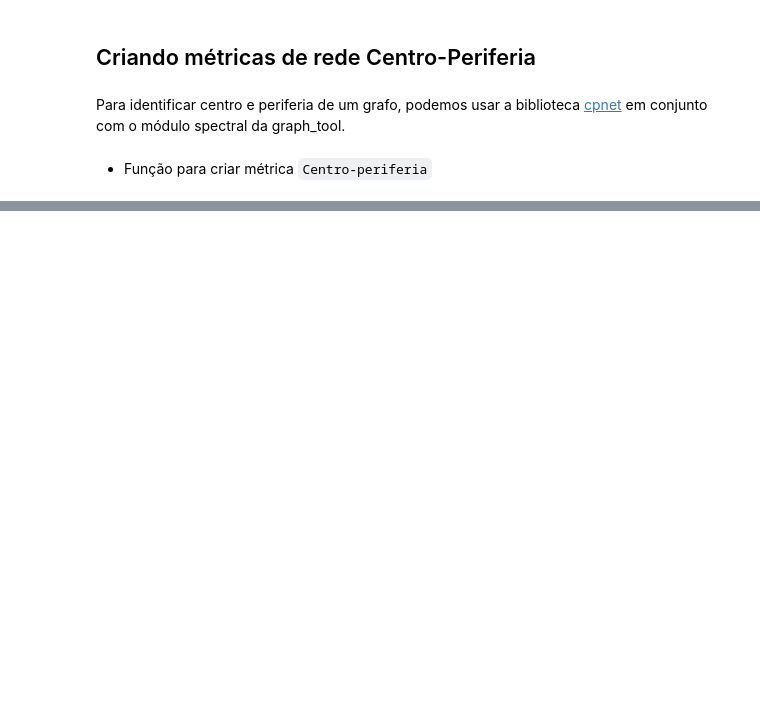
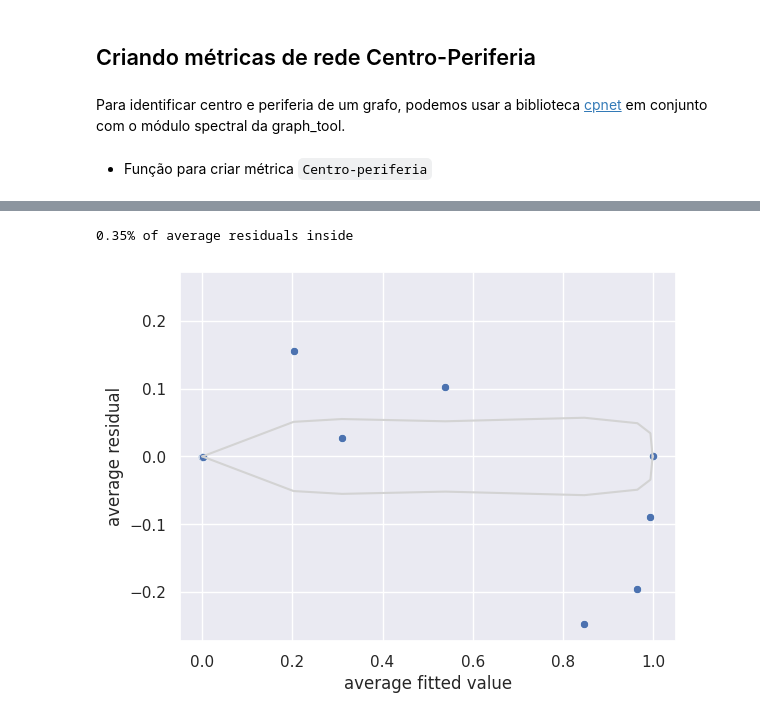
Before and after one commit to DaviReisVieira/projeto-1-redesoc, a Jupyter notebook: 2. Criação de Modelos.ipynb, the cells around one changed output, grey strips where cells are left out. Cells and saved outputs as stored; diff of their text form; code cells hidden in the pictures; blank space fills up the shorter version.

```diff
--- a/2. Criação de Modelos.ipynb
+++ b/2. Criação de Modelos.ipynb
@@ -86,0 +156,3 @@ def
+# %%
+results_b = reg.logistic(data=df_copy, formula='recommended ~ received_for_free + level_of_positivite')
+results_b.micro_summary()
@@ -86,0 +166,5 @@ def
+# %%
+results_b.plot_residuals()
+# %% [output]
+0.35% of average residuals inside
+[figure, added]
```
Also changed, not shown: parts of 18 cells of this notebook, 4 other files.
